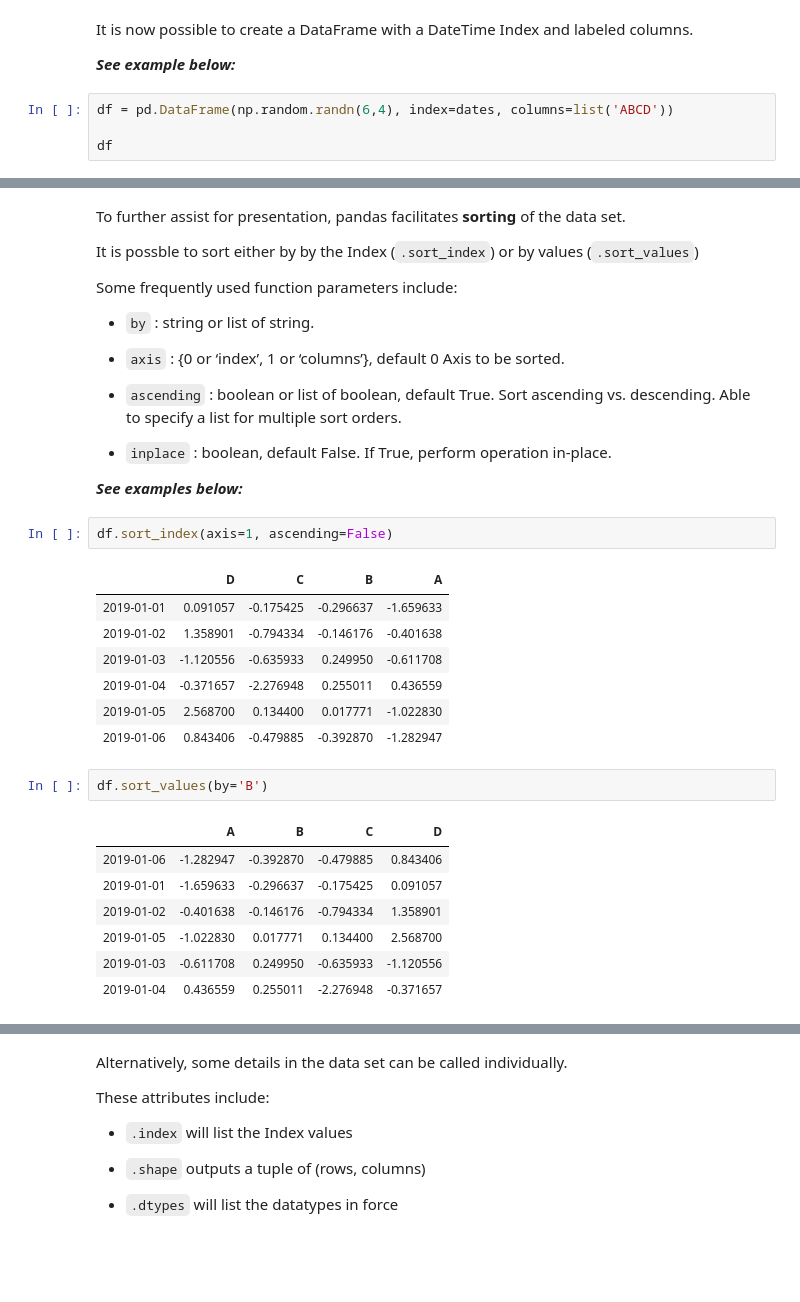
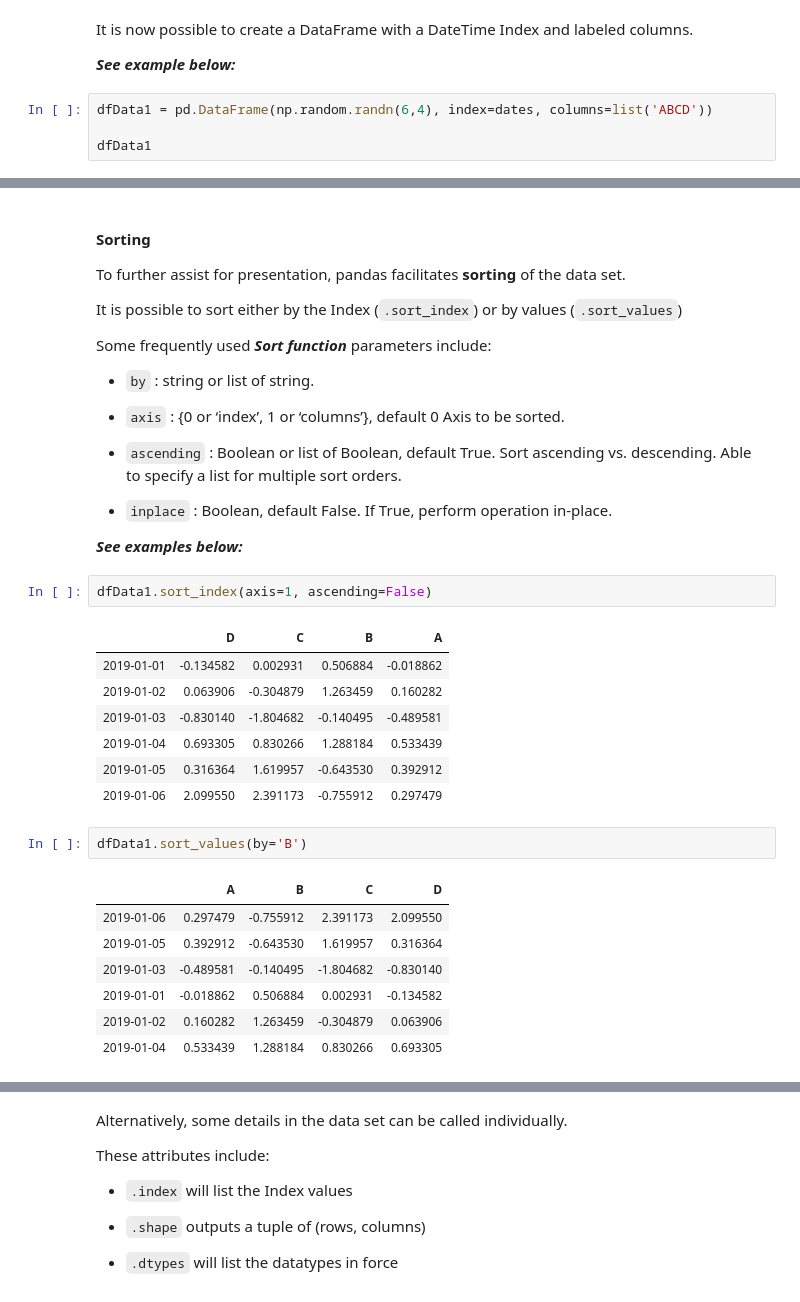
Before and after one commit to markmbadham/pydata, a Jupyter notebook: pandas.ipynb, the cells around one changed output, grey strips where cells are left out. Drawn from its saved outputs; the diff is of its cells as text; blank space fills up the shorter version.

```diff
--- a/pandas.ipynb
+++ b/pandas.ipynb
@@ -213,8 +240,8 @@ It is now possible to create a DataFrame with a DateTime Index and labeled colum
 
 _**See example below:**_
 # %%
-df = pd.DataFrame(np.random.randn(6,4), index=dates, columns=list('ABCD'))
+dfData1 = pd.DataFrame(np.random.randn(6,4), index=dates, columns=list('ABCD'))
 
-df
+dfData1
 # %% [output]
 |  | A | B | C | D |
@@ -308,39 +365,41 @@ df.T
 # %% [markdown]
+#### Sorting
+
 To further assist for presentation, pandas facilitates **sorting** of the data set.
 
-It is possble to sort either by by the Index (`.sort_index`) or by values (`.sort_values`)
+It is possible to sort either by the Index (`.sort_index`) or by values (`.sort_values`)
 
-Some frequently used function parameters include:
+Some frequently used **_Sort function_** parameters include:
 
 - `by` : string or list of string.
 
 - `axis` : {0 or ‘index’, 1 or ‘columns’}, default 0 Axis to be sorted.
 
-- `ascending` : boolean or list of boolean, default True. Sort ascending vs. descending. Able to specify a list for multiple sort orders.
+- `ascending` : Boolean or list of Boolean, default True. Sort ascending vs. descending. Able to specify a list for multiple sort orders.
 
-- `inplace` : boolean, default False. If True, perform operation in-place.
+- `inplace` : Boolean, default False. If True, perform operation in-place.
 
 
 
 _**See examples below:**_
 # %%
-df.sort_index(axis=1, ascending=False)
+dfData1.sort_index(axis=1, ascending=False)
 # %% [output]
 |  | D | C | B | A |
-| 2019-01-01 | 0.091057 | -0.175425 | -0.296637 | -1.659633 |
-| 2019-01-02 | 1.358901 | -0.794334 | -0.146176 | -0.401638 |
-| 2019-01-03 | -1.120556 | -0.635933 | 0.249950 | -0.611708 |
-| 2019-01-04 | -0.371657 | -2.276948 | 0.255011 | 0.436559 |
-| 2019-01-05 | 2.568700 | 0.134400 | 0.017771 | -1.022830 |
-| 2019-01-06 | 0.843406 | -0.479885 | -0.392870 | -1.282947 |
+| 2019-01-01 | -0.134582 | 0.002931 | 0.506884 | -0.018862 |
+| 2019-01-02 | 0.063906 | -0.304879 | 1.263459 | 0.160282 |
+| 2019-01-03 | -0.830140 | -1.804682 | -0.140495 | -0.489581 |
+| 2019-01-04 | 0.693305 | 0.830266 | 1.288184 | 0.533439 |
+| 2019-01-05 | 0.316364 | 1.619957 | -0.643530 | 0.392912 |
+| 2019-01-06 | 2.099550 | 2.391173 | -0.755912 | 0.297479 |
 # %%
-df.sort_values(by='B')
+dfData1.sort_values(by='B')
 # %% [output]
 |  | A | B | C | D |
-| 2019-01-06 | -1.282947 | -0.392870 | -0.479885 | 0.843406 |
-| 2019-01-01 | -1.659633 | -0.296637 | -0.175425 | 0.091057 |
-| 2019-01-02 | -0.401638 | -0.146176 | -0.794334 | 1.358901 |
-| 2019-01-05 | -1.022830 | 0.017771 | 0.134400 | 2.568700 |
-| 2019-01-03 | -0.611708 | 0.249950 | -0.635933 | -1.120556 |
-| 2019-01-04 | 0.436559 | 0.255011 | -2.276948 | -0.371657 |
+| 2019-01-06 | 0.297479 | -0.755912 | 2.391173 | 2.099550 |
+| 2019-01-05 | 0.392912 | -0.643530 | 1.619957 | 0.316364 |
+| 2019-01-03 | -0.489581 | -0.140495 | -1.804682 | -0.830140 |
+| 2019-01-01 | -0.018862 | 0.506884 | 0.002931 | -0.134582 |
+| 2019-01-02 | 0.160282 | 1.263459 | -0.304879 | 0.063906 |
+| 2019-01-04 | 0.533439 | 1.288184 | 0.830266 | 0.693305 |
 # %% [markdown]
```
Also changed, not shown: parts of 290 cells of this notebook.
